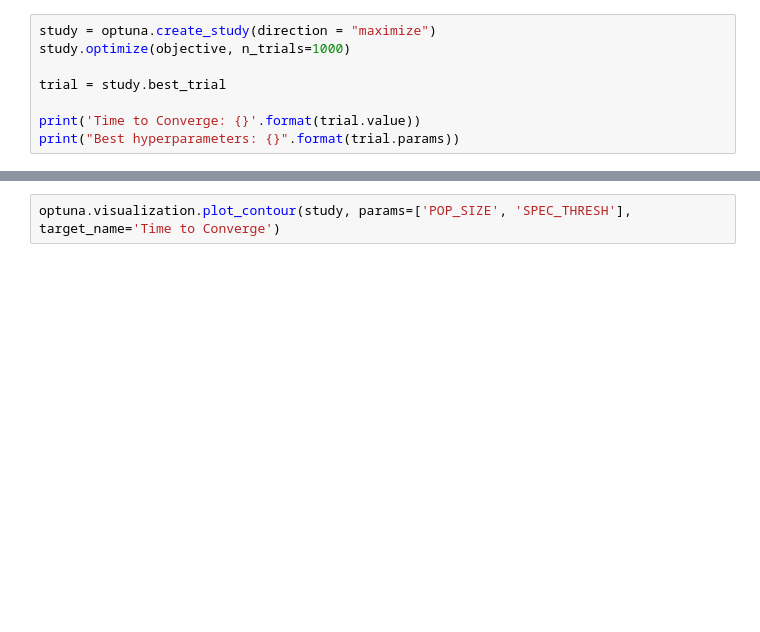
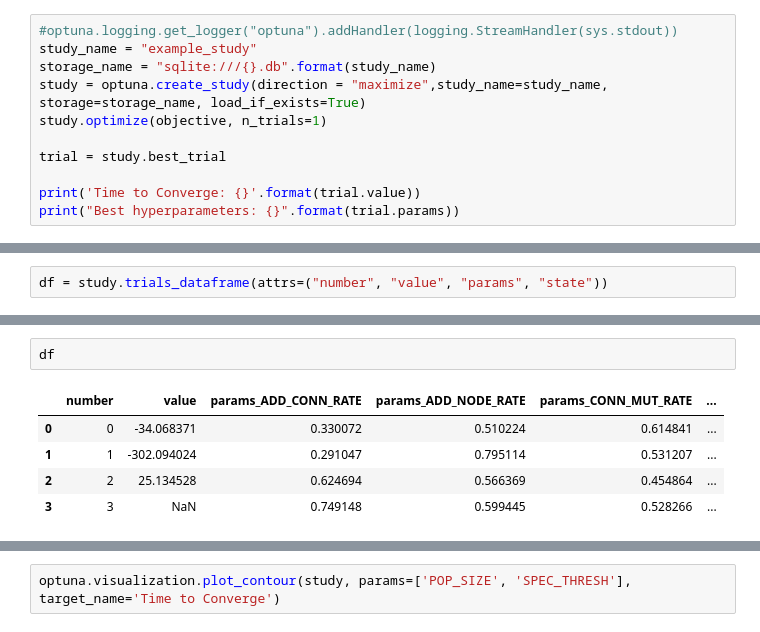
Before and after one commit to EvolvingNN/pytorch-neat, a Jupyter notebook: optuna.ipynb, the cells around one changed output, grey strips where cells are left out. Saved outputs shown, nothing was run; the diff lists cells and outputs as text; blank space fills up the shorter version.

Commit message:
pole_run_baseline_study

```diff
--- a/optuna.ipynb
+++ b/optuna.ipynb
@@ -63,6 +50,9 @@ def objective(trial):
 # %%
-study = optuna.create_study(direction = "maximize")
-study.optimize(objective, n_trials=1000)
+#optuna.logging.get_logger("optuna").addHandler(logging.StreamHandler(sys.stdout))
+study_name = "example_study"
+storage_name = "sqlite:///{}.db".format(study_name)
+study = optuna.create_study(direction = "maximize",study_name=study_name, storage=storage_name, load_if_exists=True)
+study.optimize(objective, n_trials=1)
 
 trial = study.best_trial
 
@@ -89,0 +102,2 @@ KeyboardInterrupt:
+# %%
+df = study.trials_dataframe(attrs=("number", "value", "params", "state"))
@@ -90,3 +106,11 @@ KeyboardInterrupt:
+# %%
+df
+# %% [output]
+|  | number | value | params_ADD_CONN_RATE | params_ADD_NODE_RATE | params_CONN_MUT_RATE | ... |
+| 0 | 0 | -34.068371 | 0.330072 | 0.510224 | 0.614841 | ... |
+| 1 | 1 | -302.094024 | 0.291047 | 0.795114 | 0.531207 | ... |
+| 2 | 2 | 25.134528 | 0.624694 | 0.566369 | 0.454864 | ... |
+| 3 | 3 | NaN | 0.749148 | 0.599445 | 0.528266 | ... |
 # %%
 optuna.visualization.plot_optimization_history(study)
 optuna.visualization.plot_slice(study)
```
Also changed, not shown: parts of 6 cells of this notebook, 2 other files.
